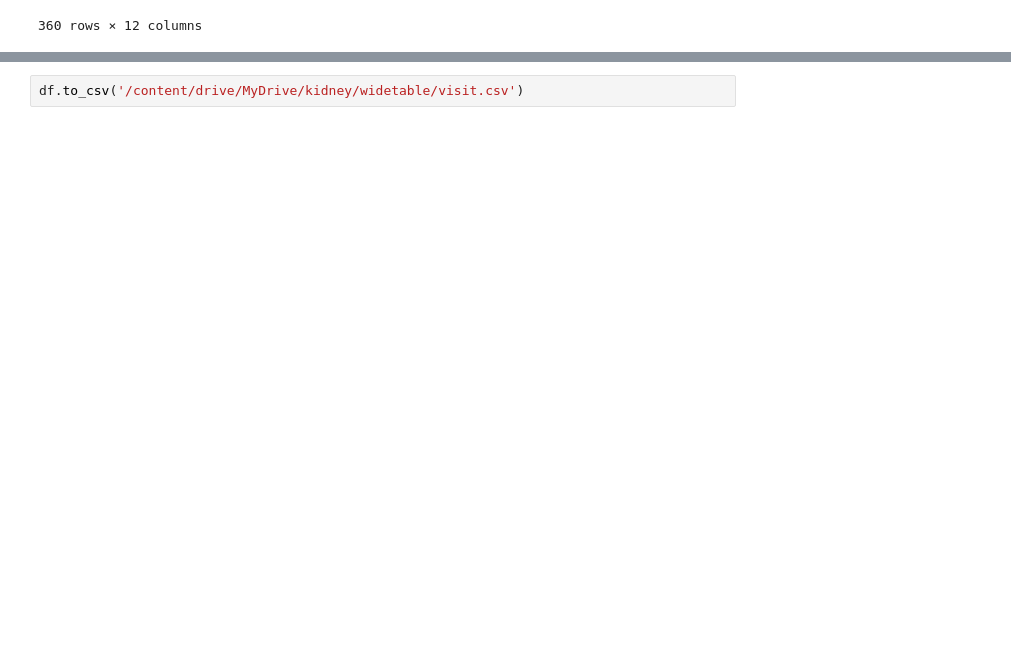
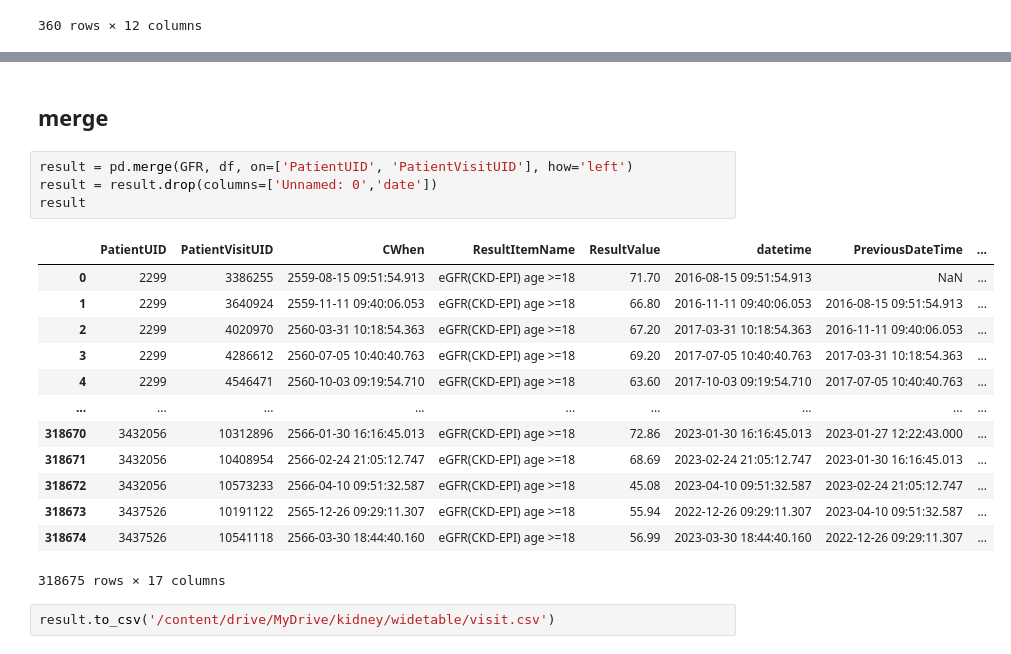
Before and after one commit to nxxk23/Kidney, a Jupyter notebook: widetable/visit.ipynb, the cells around one changed output, grey strips where cells are left out. Drawn from its saved outputs; the diff is of its cells as text; blank space fills up the shorter version.

```diff
--- a/widetable/visit.ipynb
+++ b/widetable/visit.ipynb
@@ -171,2 +172,22 @@ df
+# %% [markdown]
+## **merge**
+# %%
+result = pd.merge(GFR, df, on=['PatientUID', 'PatientVisitUID'], how='left')
+result = result.drop(columns=['Unnamed: 0','date'])
+result
+# %% [output]
+|  | PatientUID | PatientVisitUID | CWhen | ResultItemName | ResultValue | datetime | PreviousDateTime | ... |
+| 0 | 2299 | 3386255 | 2559-08-15 09:51:54.913 | eGFR(CKD-EPI) age >=18 | 71.70 | 2016-08-15 09:51:54.913 | NaN | ... |
+| 1 | 2299 | 3640924 | 2559-11-11 09:40:06.053 | eGFR(CKD-EPI) age >=18 | 66.80 | 2016-11-11 09:40:06.053 | 2016-08-15 09:51:54.913 | ... |
+| 2 | 2299 | 4020970 | 2560-03-31 10:18:54.363 | eGFR(CKD-EPI) age >=18 | 67.20 | 2017-03-31 10:18:54.363 | 2016-11-11 09:40:06.053 | ... |
+| 3 | 2299 | 4286612 | 2560-07-05 10:40:40.763 | eGFR(CKD-EPI) age >=18 | 69.20 | 2017-07-05 10:40:40.763 | 2017-03-31 10:18:54.363 | ... |
+| 4 | 2299 | 4546471 | 2560-10-03 09:19:54.710 | eGFR(CKD-EPI) age >=18 | 63.60 | 2017-10-03 09:19:54.710 | 2017-07-05 10:40:40.763 | ... |
+| ... | ... | ... | ... | ... | ... | ... | ... | ... |
+| 318670 | 3432056 | 10312896 | 2566-01-30 16:16:45.013 | eGFR(CKD-EPI) age >=18 | 72.86 | 2023-01-30 16:16:45.013 | 2023-01-27 12:22:43.000 | ... |
+| 318671 | 3432056 | 10408954 | 2566-02-24 21:05:12.747 | eGFR(CKD-EPI) age >=18 | 68.69 | 2023-02-24 21:05:12.747 | 2023-01-30 16:16:45.013 | ... |
+| 318672 | 3432056 | 10573233 | 2566-04-10 09:51:32.587 | eGFR(CKD-EPI) age >=18 | 45.08 | 2023-04-10 09:51:32.587 | 2023-02-24 21:05:12.747 | ... |
+| 318673 | 3437526 | 10191122 | 2565-12-26 09:29:11.307 | eGFR(CKD-EPI) age >=18 | 55.94 | 2022-12-26 09:29:11.307 | 2023-04-10 09:51:32.587 | ... |
+| 318674 | 3437526 | 10541118 | 2566-03-30 18:44:40.160 | eGFR(CKD-EPI) age >=18 | 56.99 | 2023-03-30 18:44:40.160 | 2022-12-26 09:29:11.307 | ... |
+318675 rows × 17 columns
 # %%
-df.to_csv('/content/drive/MyDrive/kidney/widetable/visit.csv')
+result.to_csv('/content/drive/MyDrive/kidney/widetable/visit.csv')
```
Also changed, not shown: parts of 2 cells of this notebook.
